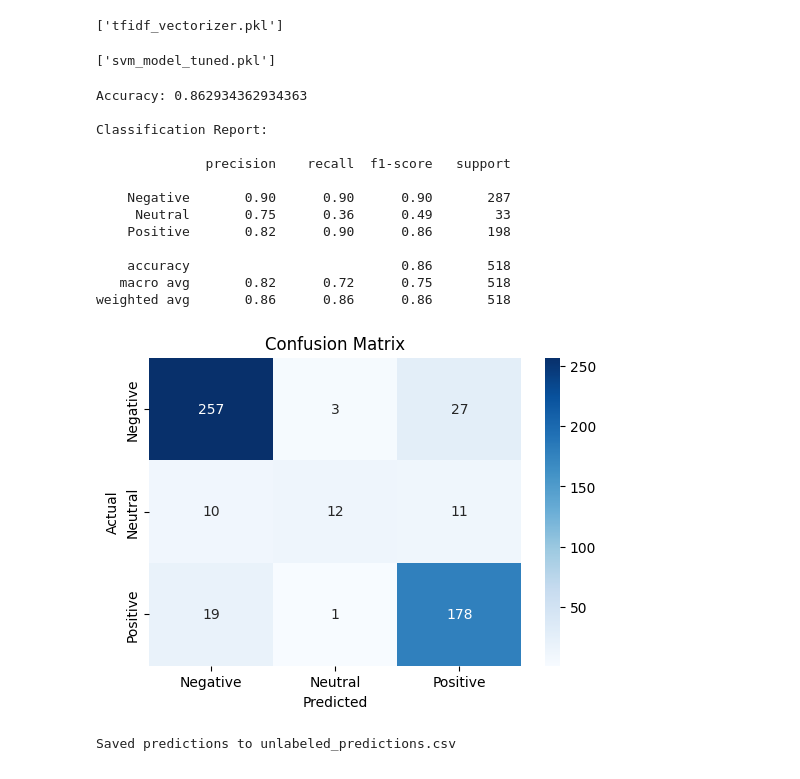
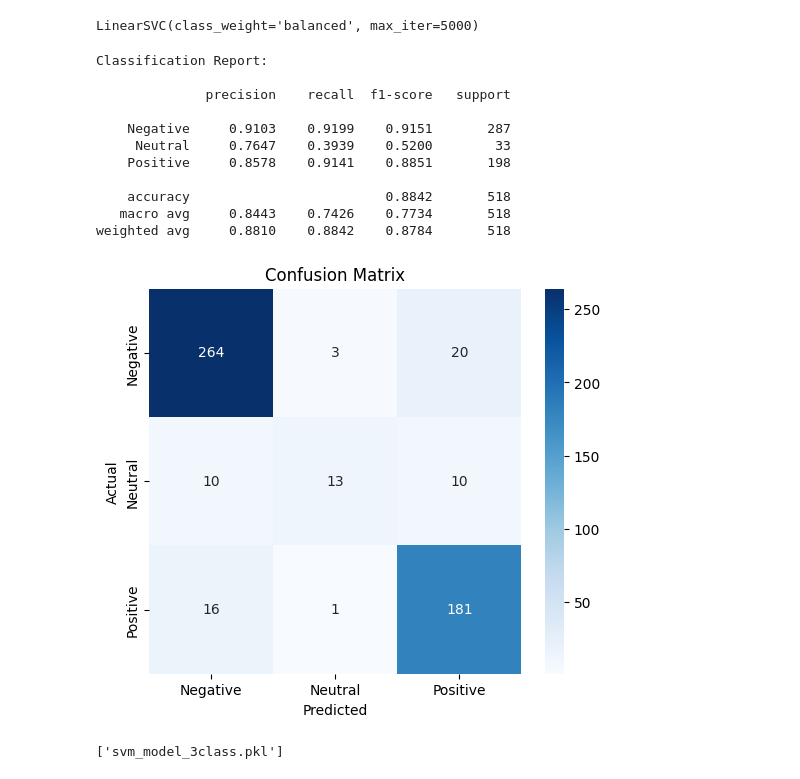
Before and after one commit to frhizzah/mahb-sentiment-analyzer, a Jupyter notebook: train_predict.ipynb, the cells around one changed output. Drawn from its saved outputs; the diff is of its cells as text; code cells hidden in the pictures.

```diff
--- a/train_predict.ipynb
+++ b/train_predict.ipynb
@@ -76,88 +69,52 @@ def preprocess(text):
 # %%
 df = pd.read_csv("training_data.csv")  # replace with your dataset filename
 df['clean_text'] = df['TEXT'].apply(preprocess)
-# %%
-# Map sentiment labels to standard classes: Positive, Negative, Neutral
-def map_sentiment(label):
-    label = str(label).lower()
-    if "neg" in label:
-        return "Negative"
-    elif "pos" in label:
-        return "Positive"
-    else:
-        return "Neutral"
-df['sentiment'] = df['SENTIMENT'].apply(map_sentiment)
 # %%
 #TF-IDF Vectorixer
 
 tfidf = TfidfVectorizer(max_features=10000, ngram_range=(1,2))
 X = tfidf.fit_transform(df['clean_text'])
-y = df['sentiment']
+y = df['SENTIMENT']
-# %%
-# Save vectorizer
-joblib.dump(tfidf, "tfidf_vectorizer.pkl")
-# %% [output]
-['tfidf_vectorizer.pkl']
 # %%
 # Train/ test spliy
 
 X_train, X_test, y_train, y_test = train_test_split(X, y, test_size=0.2, random_state=42, stratify=y)
 # %%
-# Train Multi-Class SVM
+# Train SVM MODEL
 
-svm = SVC(kernel="linear", probability=True, class_weight="balanced", random_state=42)
-param_grid = {'C':[0.1,1,5,10]}
-grid = GridSearchCV(svm, param_grid, cv=5, scoring="f1_macro", n_jobs=-1)
-grid.fit(X_train, y_train)
-
-svm_best = grid.best_estimator_
-joblib.dump(svm_best, "svm_model_tuned.pkl")
+svm = LinearSVC(class_weight='balanced', max_iter=5000)
+svm.fit(X_train, y_train)
 # %% [output]
-['svm_model_tuned.pkl']
+LinearSVC(class_weight='balanced', max_iter=5000)
 # %%
-y_pred = svm_best.predict(X_test)
-
-labels = ["Negative", "Neutral", "Positive"]
-
-print("Accuracy:", accuracy_score(y_test, y_pred))
-print("\nClassification Report:\n")
-print(classification_report(y_test, y_pred, labels=labels))
+y_pred = svm.predict(X_test)
+print("Classification Report:\n")
+print(classification_report(y_test, y_pred, digits=4))
 # %% [output]
-Accuracy: 0.862934362934363
-
 Classification Report:
 
               precision    recall  f1-score   support
 
-    Negative       0.90      0.90      0.90       287
-     Neutral       0.75      0.36      0.49        33
-    Positive       0.82      0.90      0.86       198
+    Negative     0.9103    0.9199    0.9151       287
+     Neutral     0.7647    0.3939    0.5200        33
+    Positive     0.8578    0.9141    0.8851       198
 
-    accuracy                           0.86       518
-   macro avg       0.82      0.72      0.75       518
-weighted avg       0.86      0.86      0.86       518
+    accuracy                         0.8842       518
+   macro avg     0.8443    0.7426    0.7734       518
+weighted avg     0.8810    0.8842    0.8784       518
 # %%
-labels = ["Negative", "Neutral", "Positive"]
-cm = confusion_matrix(y_test, y_pred, labels=labels)
-
-plt.figure(figsize=(6,4))
-sns.heatmap(cm, annot=True, fmt="d", cmap="Blues", xticklabels=labels, yticklabels=labels)
+# Confusion matrix visualization
+cm = confusion_matrix(y_test, y_pred, labels=svm.classes_)
+plt.figure(figsize=(6,5))
+sns.heatmap(cm, annot=True, fmt='d', xticklabels=svm.classes_, yticklabels=svm.classes_, cmap="Blues")
 plt.xlabel("Predicted")
 plt.ylabel("Actual")
 plt.title("Confusion Matrix")
 plt.show()
 # %% [output]
-[figure, old version]
+[figure, new version]
 # %%
-# Predict on Unlabeled Data
-
-unlabeled = pd.read_csv("unlabeled_real_data.csv")
-unlabeled['clean_text'] = unlabeled['TEXT'].apply(preprocess)
-X_unlabeled = tfidf.transform(unlabeled['clean_text'])
-unlabeled['predicted_sentiment'] = svm_best.predict(X_unlabeled)
-
-# Save predictions
-unlabeled.to_csv("unlabeled_predictions.csv", index=False)
-print("Saved predictions to unlabeled_predictions.csv")
+joblib.dump(tfidf, "tfidf_vectorizer.pkl")
+joblib.dump(svm, "svm_model_3class.pkl")
 # %% [output]
-Saved predictions to unlabeled_predictions.csv
+['svm_model_3class.pkl']
```
Also changed, not shown: parts of 6 cells of this notebook, 4 other files.
